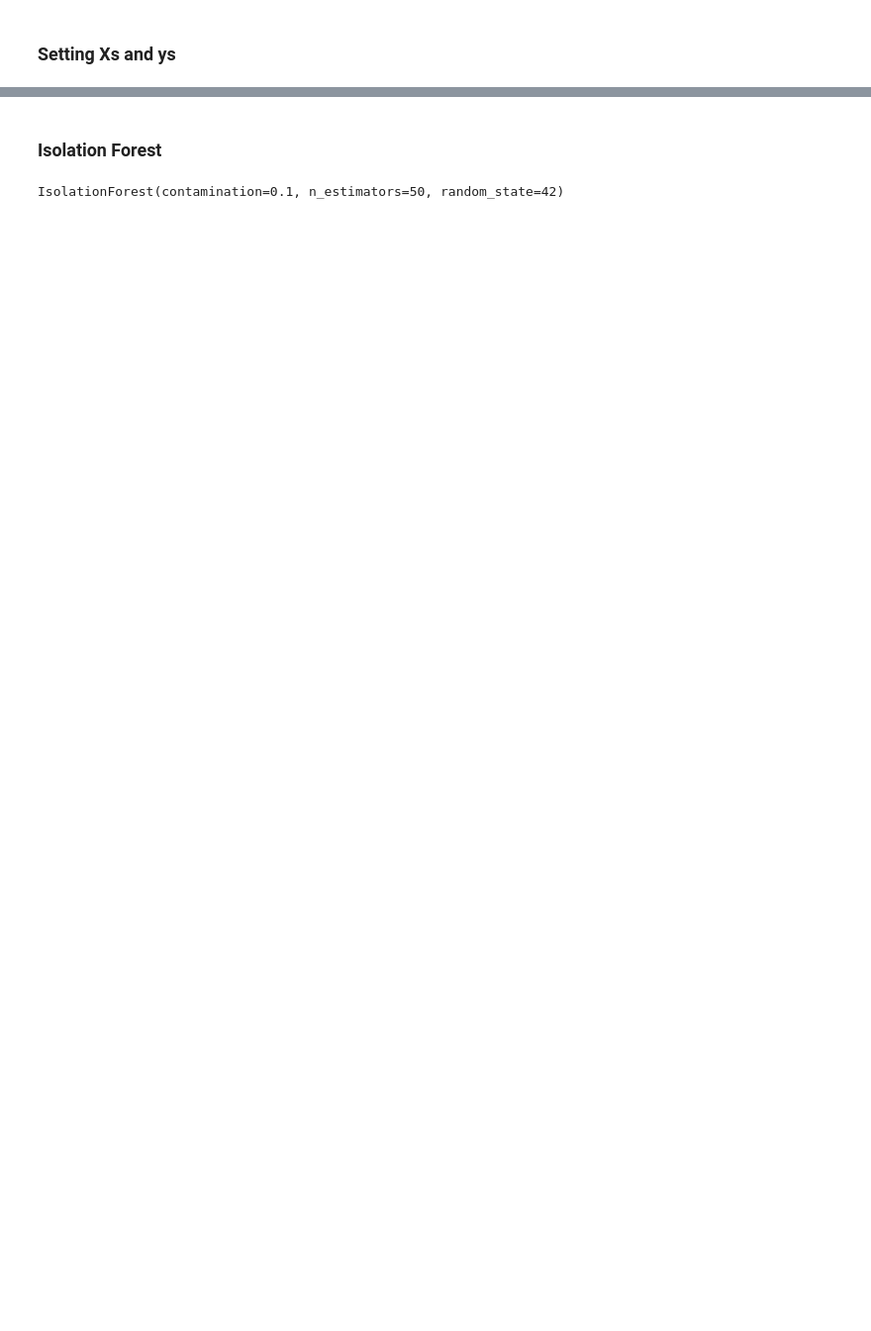
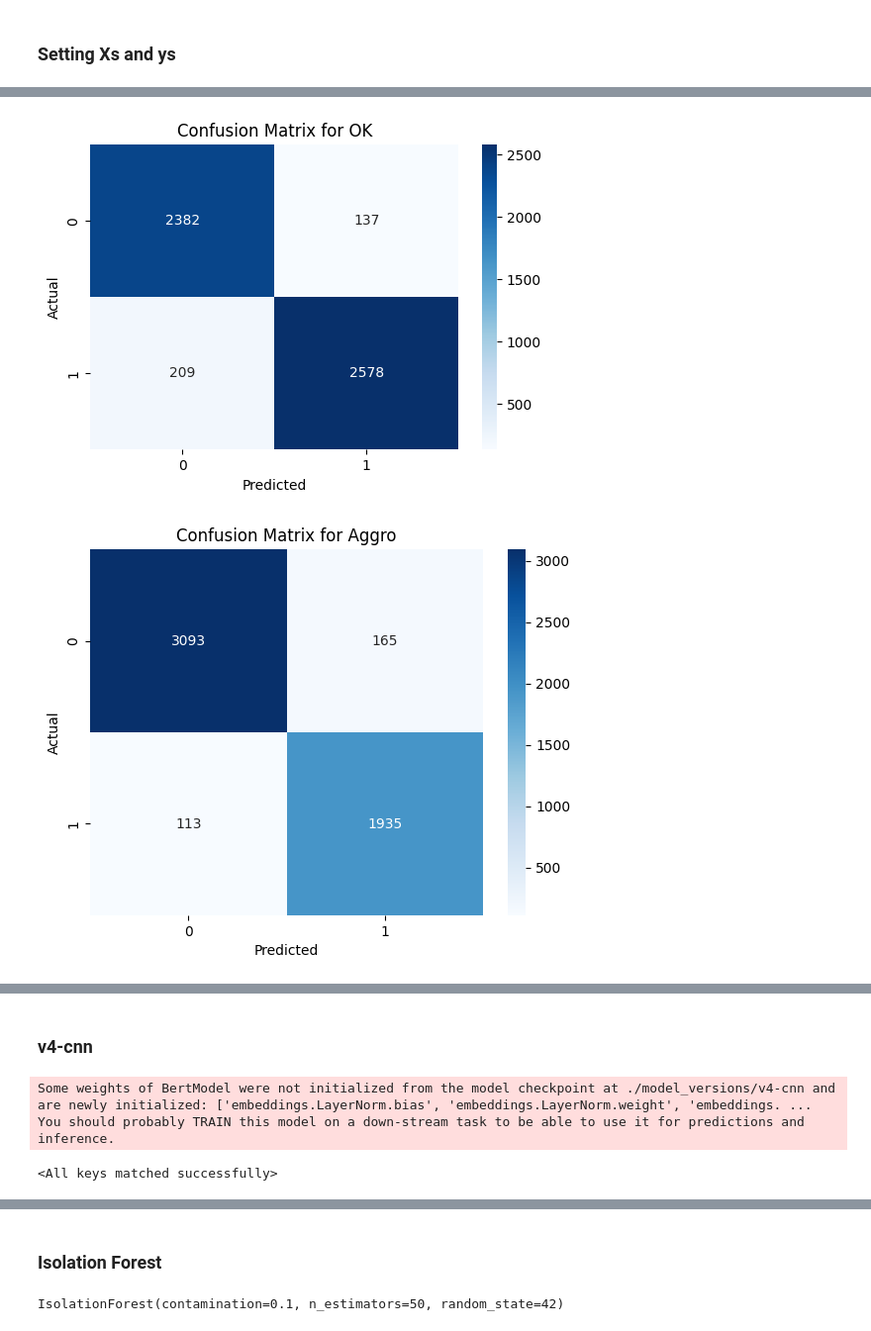
Before and after one commit to rootblind/opjustice-lm, a Jupyter notebook: automod-model/data_analysis.ipynb, the cells around one changed output, grey strips where cells are left out. Shown at 99% size. Cells and saved outputs as stored; diff of their text form; code cells hidden in the pictures; blank space fills up the shorter version.

```diff
--- a/automod-model/data_analysis.ipynb
+++ b/automod-model/data_analysis.ipynb
@@ -412,0 +416,14 @@ X_test.shape
+# %%
+cm = multilabel_confusion_matrix(y_test, y_pred)
+plt.figure(figsize=(6, 4))
+label_index = 0
+for label in toxicityDataset.labels:
+    sns.heatmap(cm[label_index], annot=True, fmt='d', cmap='Blues')
+    label_index += 1
+    plt.title(f"Confusion Matrix for {label}")
+    plt.xlabel("Predicted")
+    plt.ylabel("Actual")
+    plt.show()
+# %% [output]
+[figure, added]
+[figure, added]
@@ -412,0 +433,2 @@ X_test.shape
+# %% [markdown]
+### v4-cnn
@@ -412,0 +443,9 @@ X_test.shape
+# %%
+config = AutoConfig.from_pretrained("./model_versions/v4-cnn", _name_or_path="./model_versions/v4-cnn", num_labels=5)
+model_cnn = CNNTransformerClassifier(config).to(torch.device("cuda"))
+state_dict = load_file(f"./model_versions/v4-cnn/model.safetensors")
+model_cnn.load_state_dict(state_dict)
+# %% [output]
+Some weights of BertModel were not initialized from the model checkpoint at ./model_versions/v4-cnn and are newly initialized: ['embeddings.LayerNorm.bias', 'embeddings.LayerNorm.weight', 'embeddings. ...
+You should probably TRAIN this model on a down-stream task to be able to use it for predictions and inference.
+<All keys matched successfully>
```
Also changed, not shown: parts of 30 cells of this notebook, 5 other files.
